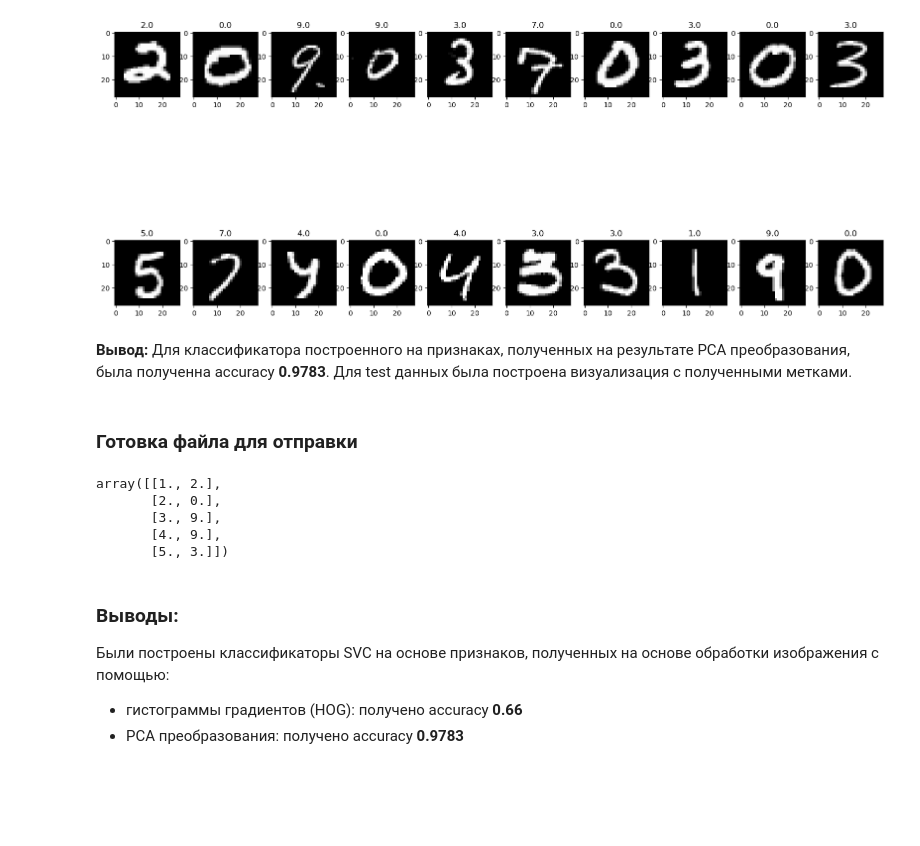
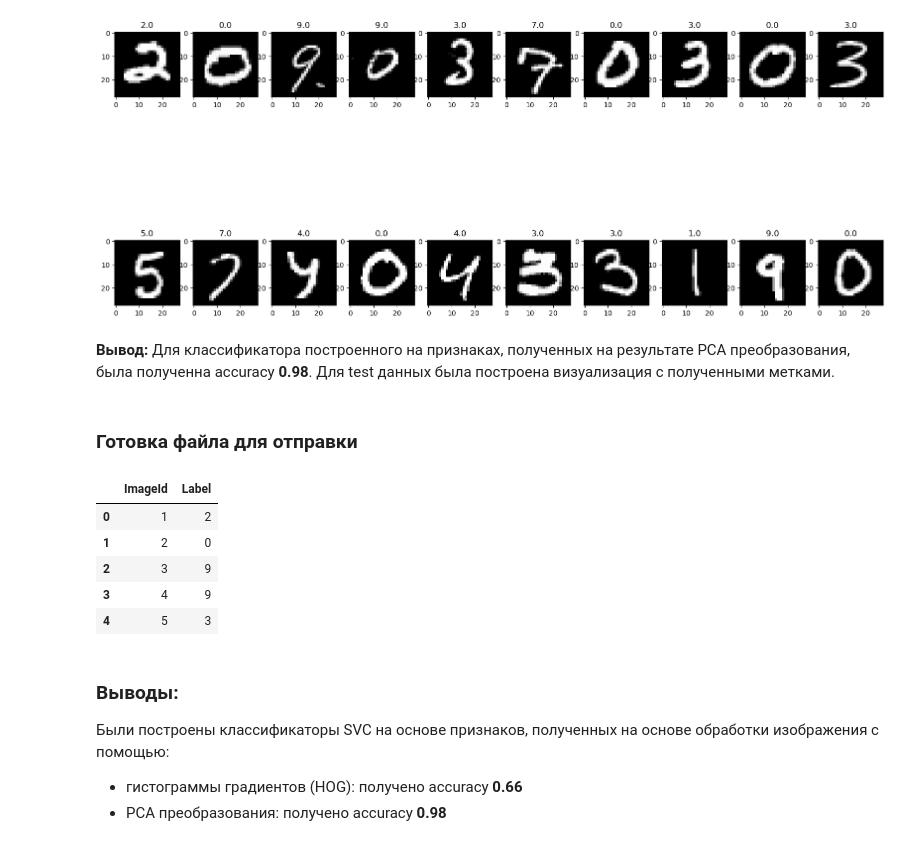
Before and after one commit to msavilov/Computer_Vision, a Jupyter notebook: 1_Classification/classification.ipynb, the cells around one changed output. Drawn from its saved outputs; the diff is of its cells as text; code cells hidden in the pictures; blank space fills up the shorter version.

```diff
--- a/1_Classification/classification.ipynb
+++ b/1_Classification/classification.ipynb
@@ -219,7 +221,7 @@ for i, img in enumerate(test_img[0:20], 1):
 # %% [output]
 [figure]
 # %% [markdown]
-**Вывод:** Для классификатора построенного на признаках, полученных на результате PCA преобразования, была полученна accuracy **0.9783**. Для test данных была построена визуализация с полученными метками.
+**Вывод:** Для классификатора построенного на признаках, полученных на результате PCA преобразования, была полученна accuracy **0.98**. Для test данных была построена визуализация с полученными метками.
 # %% [markdown]
 ### Готовка файла для отправки
 # %%
@@ -230,15 +232,16 @@ with open('submit.txt', 'w') as dst:
-# %%
-submit = np.loadtxt('submit.txt', delimiter=',', skiprows=1)
-submit[:5]
-# %% [output]
-array([[1., 2.],
-       [2., 0.],
-       [3., 9.],
-       [4., 9.],
-       [5., 3.]])
+# %%
+submit = pd.read_csv('submit.csv')
+submit.head()
+# %% [output]
+|  | ImageId | Label |
+| 0 | 1 | 2 |
+| 1 | 2 | 0 |
+| 2 | 3 | 9 |
+| 3 | 4 | 9 |
+| 4 | 5 | 3 |
 # %% [markdown]
 ### Выводы:
 
 Были построены классификаторы SVC на основе признаков, полученных на основе обработки изображения с помощью:
 - гистограммы градиентов (HOG): получено accuracy **0.66**
-- PCA преобразования: получено accuracy **0.9783**
+- PCA преобразования: получено accuracy **0.98**
```
Also changed, not shown: parts of 9 cells of this notebook.
